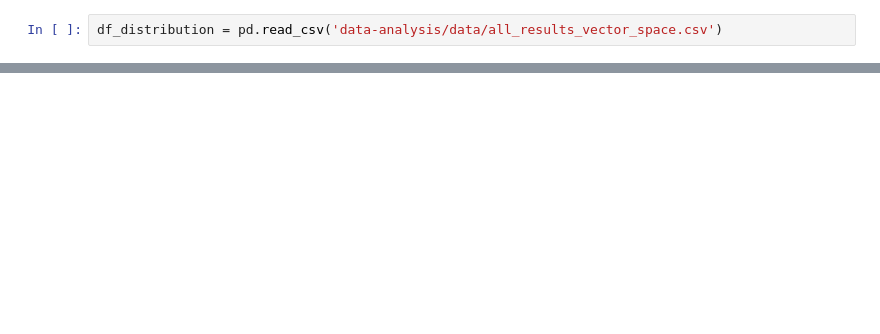
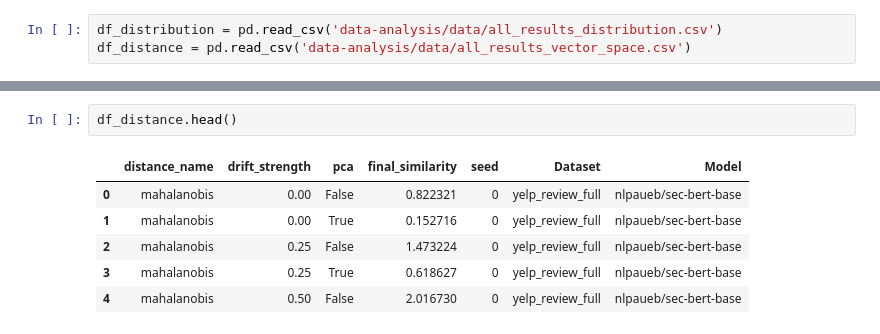
Before and after one commit to jasperbruin/driftwatch, a Jupyter notebook: LAB-experiments/final_experiments/data-analysis.ipynb, the cells around one changed output, grey strips where cells are left out. Drawn from its saved outputs; the diff is of its cells as text; blank space fills up the shorter version.

```diff
--- a/LAB-experiments/final_experiments/data-analysis.ipynb
+++ b/LAB-experiments/final_experiments/data-analysis.ipynb
@@ -5,2 +9,3 @@ TypeError: Cannot convert numpy.ndarray to numpy.ndarray
 # %%
-df_distribution = pd.read_csv('data-analysis/data/all_results_vector_space.csv')
+df_distribution = pd.read_csv('data-analysis/data/all_results_distribution.csv')
+df_distance = pd.read_csv('data-analysis/data/all_results_vector_space.csv')
@@ -8,0 +106,9 @@ TypeError: Cannot convert numpy.ndarray to numpy.ndarray
+# %%
+df_distance.head()
+# %% [output]
+|  | distance_name | drift_strength | pca | final_similarity | seed | Dataset | Model |
+| 0 | mahalanobis | 0.00 | False | 0.822321 | 0 | yelp_review_full | nlpaueb/sec-bert-base |
+| 1 | mahalanobis | 0.00 | True | 0.152716 | 0 | yelp_review_full | nlpaueb/sec-bert-base |
+| 2 | mahalanobis | 0.25 | False | 1.473224 | 0 | yelp_review_full | nlpaueb/sec-bert-base |
+| 3 | mahalanobis | 0.25 | True | 0.618627 | 0 | yelp_review_full | nlpaueb/sec-bert-base |
+| 4 | mahalanobis | 0.50 | False | 2.016730 | 0 | yelp_review_full | nlpaueb/sec-bert-base |
```
Also changed, not shown: parts of 5 cells of this notebook, 36 other files.
